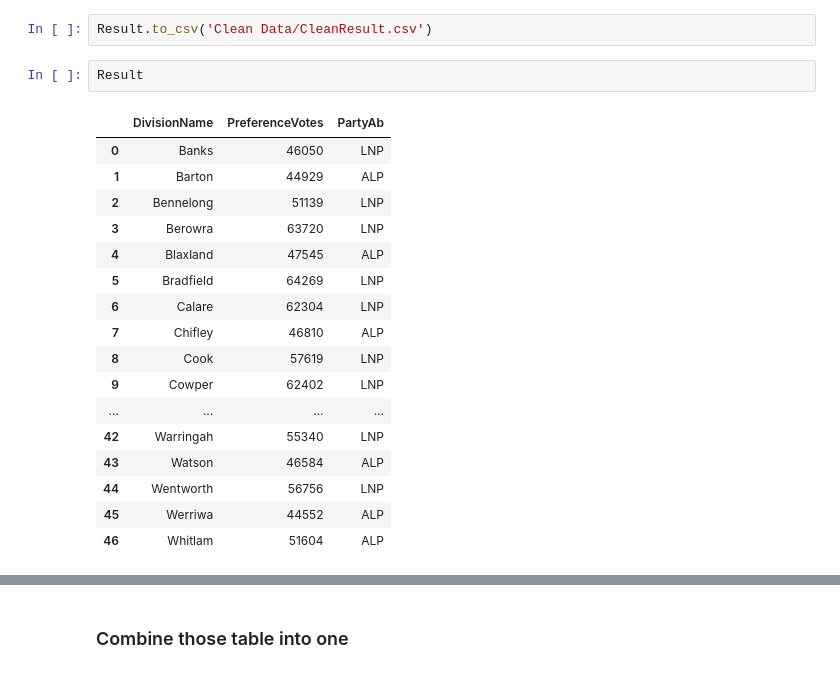
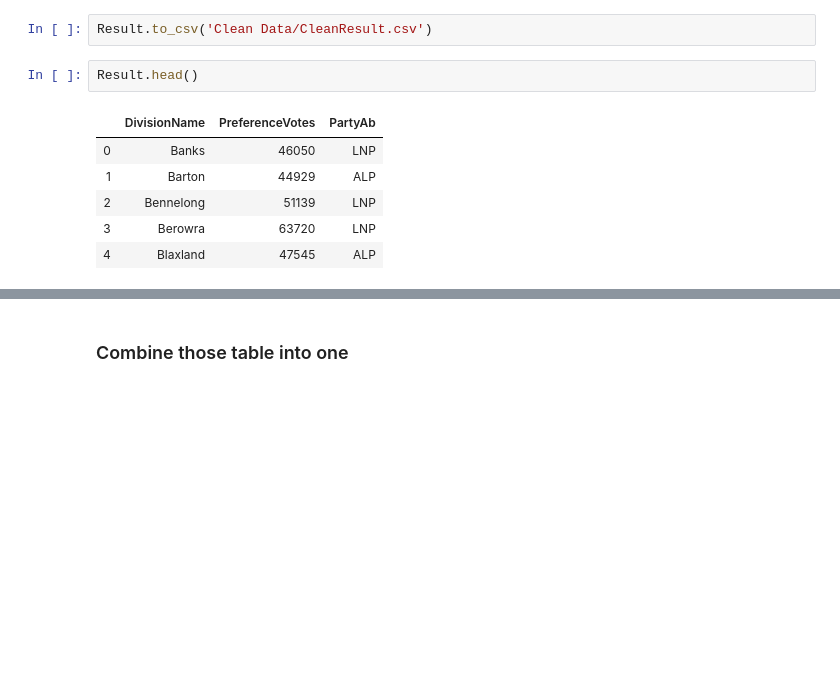
Before and after one commit to garyliu427/data-science-project-2019, a Jupyter notebook: Group Assignment Working notebook.ipynb, the cells around one changed output, grey strips where cells are left out. Drawn from its saved outputs; the diff is of its cells as text; blank space fills up the shorter version.

```diff
--- a/Group Assignment Working notebook.ipynb
+++ b/Group Assignment Working notebook.ipynb
@@ -426,22 +396,11 @@ Result.index = range(len(Result))
 # %%
 Result.to_csv('Clean Data/CleanResult.csv')
 # %%
-Result
+Result.head()
 # %% [output]
 |  | DivisionName | PreferenceVotes | PartyAb |
 | 0 | Banks | 46050 | LNP |
 | 1 | Barton | 44929 | ALP |
 | 2 | Bennelong | 51139 | LNP |
 | 3 | Berowra | 63720 | LNP |
 | 4 | Blaxland | 47545 | ALP |
-| 5 | Bradfield | 64269 | LNP |
-| 6 | Calare | 62304 | LNP |
-| 7 | Chifley | 46810 | ALP |
-| 8 | Cook | 57619 | LNP |
-| 9 | Cowper | 62402 | LNP |
-| ... | ... | ... | ... |
-| 42 | Warringah | 55340 | LNP |
-| 43 | Watson | 46584 | ALP |
-| 44 | Wentworth | 56756 | LNP |
-| 45 | Werriwa | 44552 | ALP |
-| 46 | Whitlam | 51604 | ALP |
```
Also changed, not shown: parts of 17 cells of this notebook.
